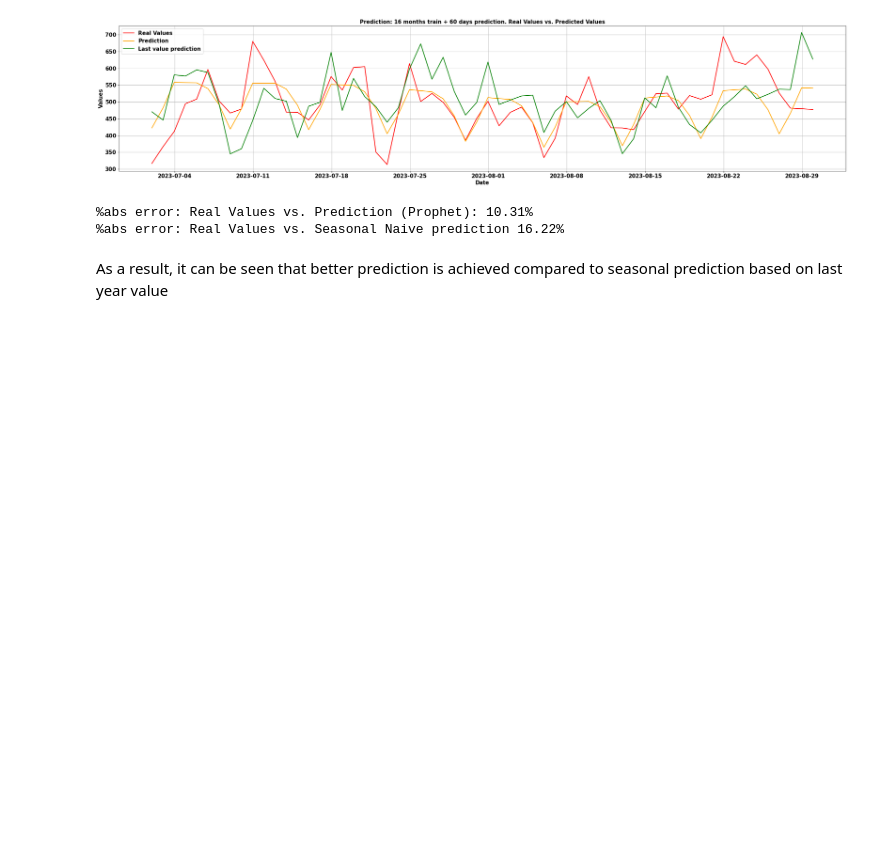
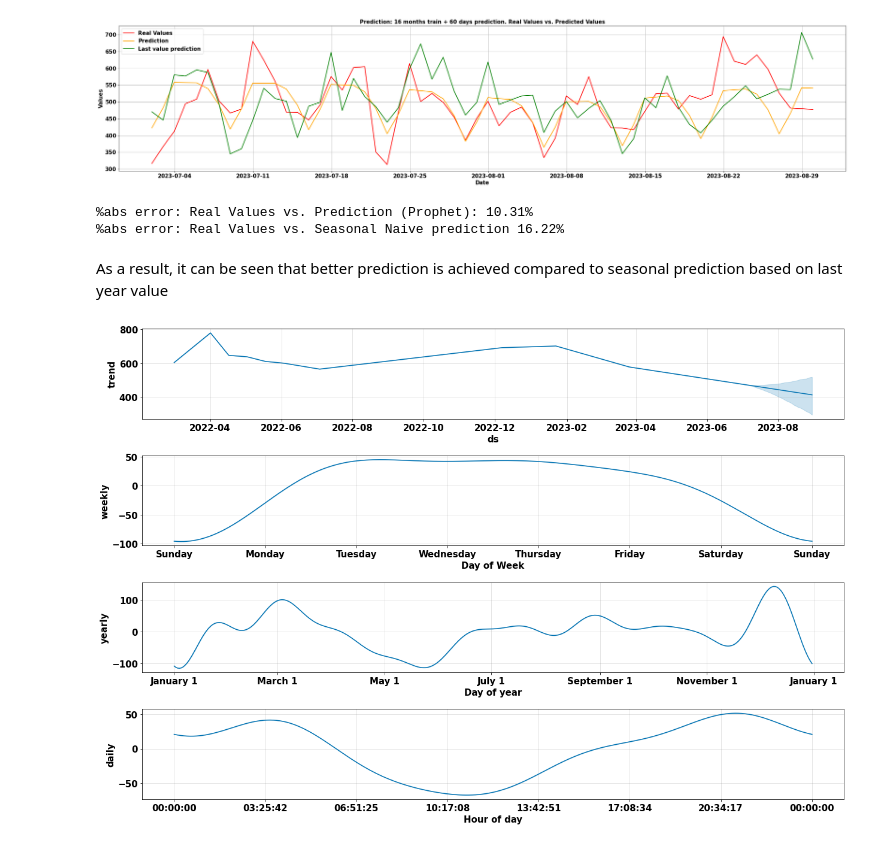
Before and after one commit to LSquarzoni/GreenTeam, a Jupyter notebook: CI_Prediction.ipynb, the cells around one changed output. Saved outputs shown, nothing was run; the diff lists cells and outputs as text; code cells hidden in the pictures; blank space fills up the shorter version.

Commit message:
plots

```diff
--- a/CI_Prediction.ipynb
+++ b/CI_Prediction.ipynb
@@ -424,3 +424,21 @@ print(f"%abs error: Real Values vs. Seasonal Naive prediction {100*mean_absolute
 %abs error: Real Values vs. Seasonal Naive prediction 16.22%
 # %% [markdown]
 As a result, it can be seen that better prediction is achieved compared to seasonal prediction based on last year value
+# %%
+fig = model.plot_components(forecast)
+
+# Set the figure size if needed
+fig.set_size_inches(20, 12)  # width=10 inches, height=6 inches
+
+# Iterate through each axis in the figure to set the labels
+for ax in fig.get_axes():
+    ax.set_xlabel(ax.get_xlabel(), fontweight='bold')
+    ax.set_ylabel(ax.get_ylabel(), fontweight='bold')
+
+# If you want to save the resized figure
+fig.savefig('../PLOTS/CI_seasonality.jpg', bbox_inches='tight', dpi=300)
+
+# Or just show the plot
+plt.show()
+# %% [output]
+[figure, added]
```
Also changed, not shown: parts of 1 cell of this notebook, 2 other files.
